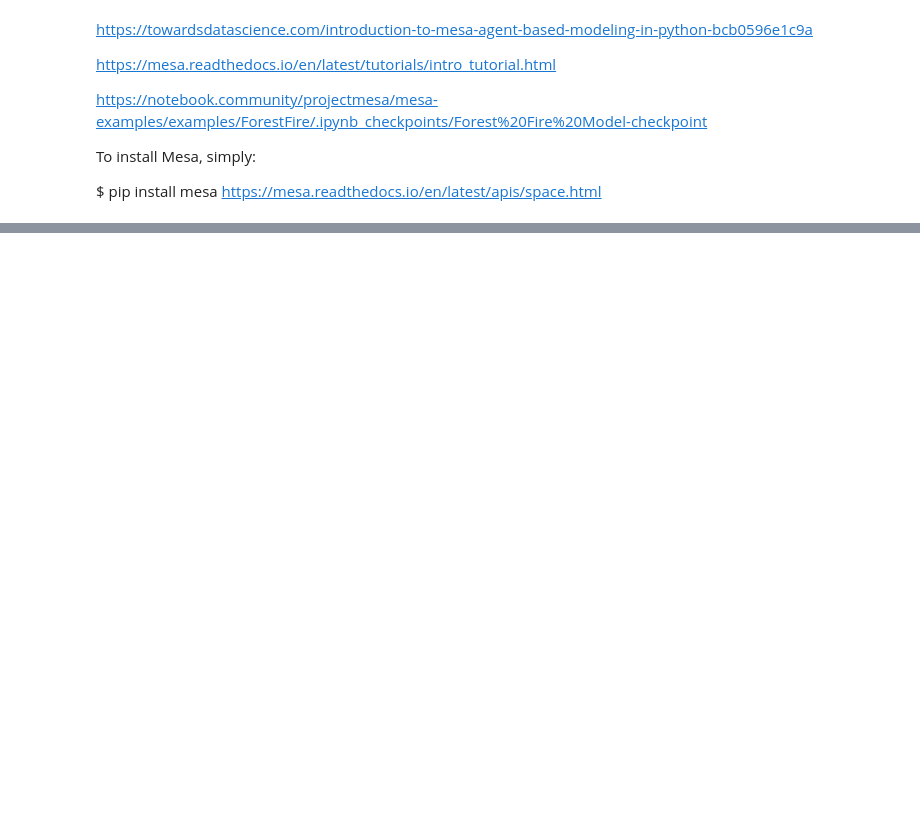
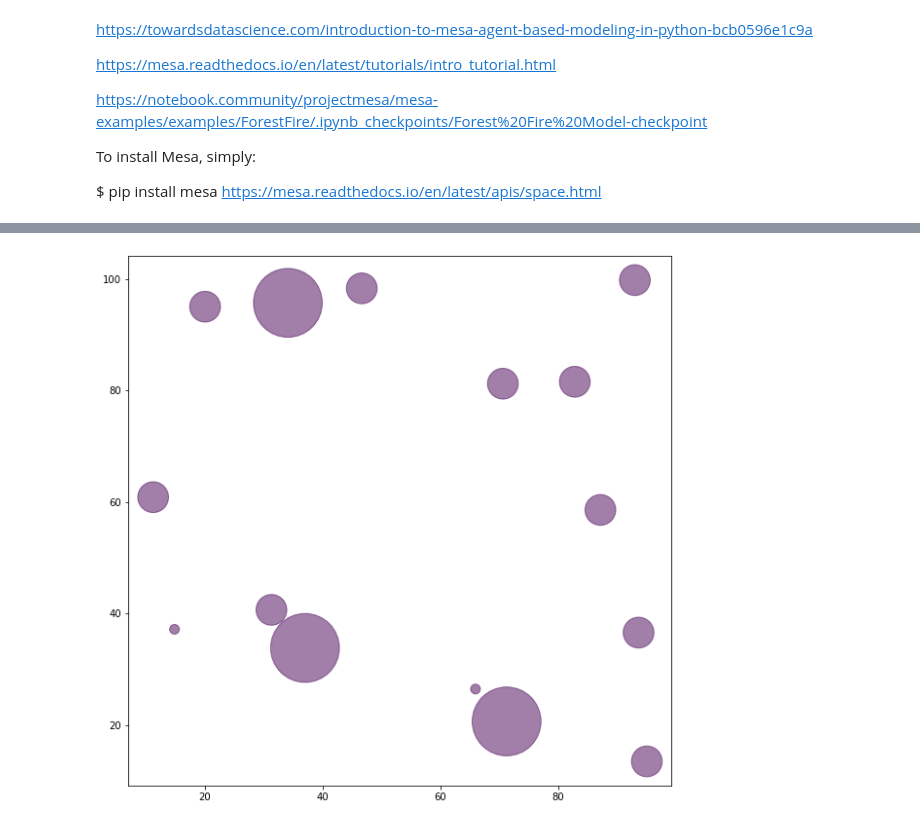
Before and after one commit to Louisg0709/abm-examples, a Jupyter notebook: hive.ipynb, the cells around one changed output, grey strips where cells are left out. Cells and saved outputs as stored; diff of their text form; code cells hidden in the pictures; blank space fills up the shorter version.

Commit message:
added plot routine

```diff
--- a/hive.ipynb
+++ b/hive.ipynb
@@ -298,7 +299,7 @@ class HiveModel(Model):
             pos = (x, y)
             heading = np.random.random(2) * 2 - np.array((1, 1))
             heading /= np.linalg.norm(heading)
-            bee = Bee(i, self, pos, self.speed, heading, self.vision,
+            bee = Bee(i, self, pos, 0, 0,5,self.speed, heading, self.vision,
                         self.separation)
             self.space.place_agent(bee, pos)
             self.schedule.add(bee)
@@ -323,10 +324,35 @@ class HiveModel(Model):
     def step(self):
         self.time = self.time+1
         self.schedule.step()
+# %%
+def draw_boids(model):
+    x_vals = []
+    y_vals = []
+    t_vals=[]
+    cols = []
+
+    for boid in model.schedule.agents:
+        x, y = boid.pos
+        if boid.atype == 0:
+            atype=1
+            cols.append(1+atype)
+        if boid.atype == 1:
+            cols.append(2+boid.pollen)
+            atype=10
+        if boid.atype == 2:
+            cols.append(2+boid.honey)
+            atype=50
+        #cols.append(1)
+        x_vals.append(x)
+        y_vals.append(y)
+        t_vals.append(100*atype)
+    fig = plt.figure(figsize=(10,10))
+    ax = fig.add_subplot(111)
+    ax.scatter(x_vals, y_vals, s=t_vals, c=cols, alpha=0.5)
 # %%
-model = HiveModel(100, 100, 100, 100, 100, speed=5, vision=5, separation=1)
+model = HiveModel(10, 5, 3, 100, 100, speed=5, vision=5, separation=1)
 # %%
-for i in range(500):
+for i in range(10):
     model.step()
     print(model.time)
     #draw_boids(model)
@@ -369,0 +370,4 @@ for i in range(500):
+# %%
+draw_boids(model)
+# %% [output]
+[figure, added]
```
Also changed, not shown: parts of 6 cells of this notebook, 1 other file.
